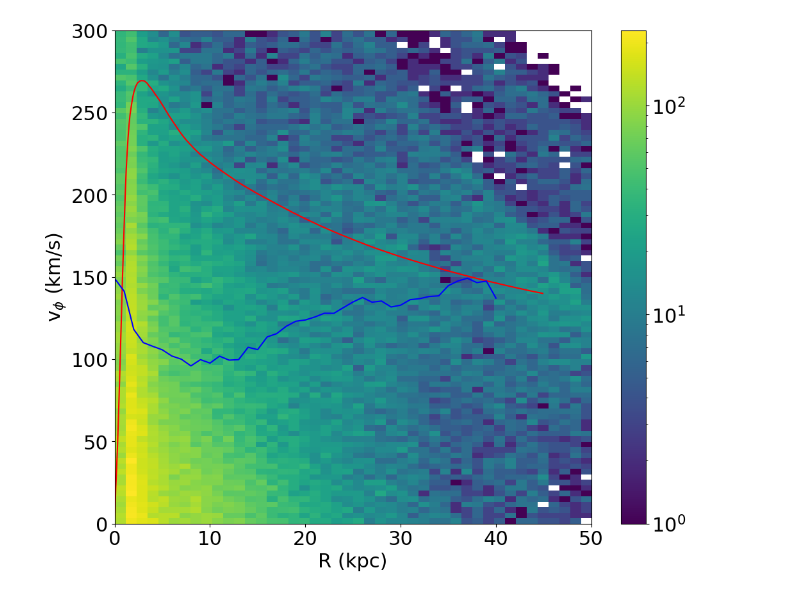
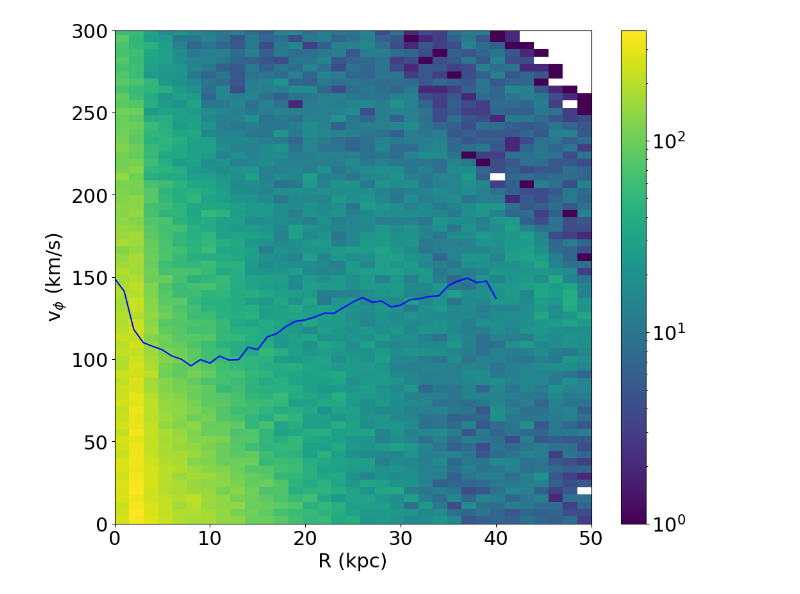
Before and after one commit to hina18201716/astr400b-25s, a Jupyter notebook: ra/ResearchAssignment.ipynb, the cells around one changed output. Drawn from its saved outputs; the diff is of its cells as text; code cells hidden in the pictures.

Commit message:
two plot made

```diff
--- a/ra/ResearchAssignment.ipynb
+++ b/ra/ResearchAssignment.ipynb
@@ -257,39 +256,32 @@ MW_M31.RotateAxis()
 rr, Vcirc = MW_M31.V_circ()
 r2, v2, rho, vphi = MW_M31.V_Phi()
 # %%
-
 fig = plt.figure(figsize=(12,10))
 ax = plt.subplot(111)
 
-plt.hist2d(rho, np.abs(vphi), bins=200, norm=LogNorm())
+plt.hist2d(rho, np.abs(vphi), bins=150, norm=LogNorm())
 # plt.scatter(rho, np.abs(vphi))
 plt.colorbar()
-
-# Add the circular velocity
-plt.plot(rr, Vcirc, color="red", label="Circular Velocity")
-#plt.plot(-r, -Vcirc, color="red")
-
 
 # Add the v_phi
 plt.plot(r2, v2, color="blue", label = "V_phi")
 #plt.plot(-r2, -v2, color="blue")
 
 
 # Add axis labels
 plt.xlabel('R (kpc)', fontsize=22)
 plt.ylabel(r'v$_\phi$ (km/s)', fontsize=22)
 
 #set axis limits
 plt.ylim(0, 300)
-plt.xlim(0,50)
+plt.xlim(0, 50)
 
 #adjust tick label font size
 label_size = 22
 matplotlib.rcParams['xtick.labelsize'] = label_size
 matplotlib.rcParams['ytick.labelsize'] = label_size
 
-
 # Save file
 plt.savefig('plot/V%d.png'%snapnumber)
 # %% [output]
-[figure, old version]
+[figure, new version]
```
Also changed, not shown: parts of 5 cells of this notebook.
